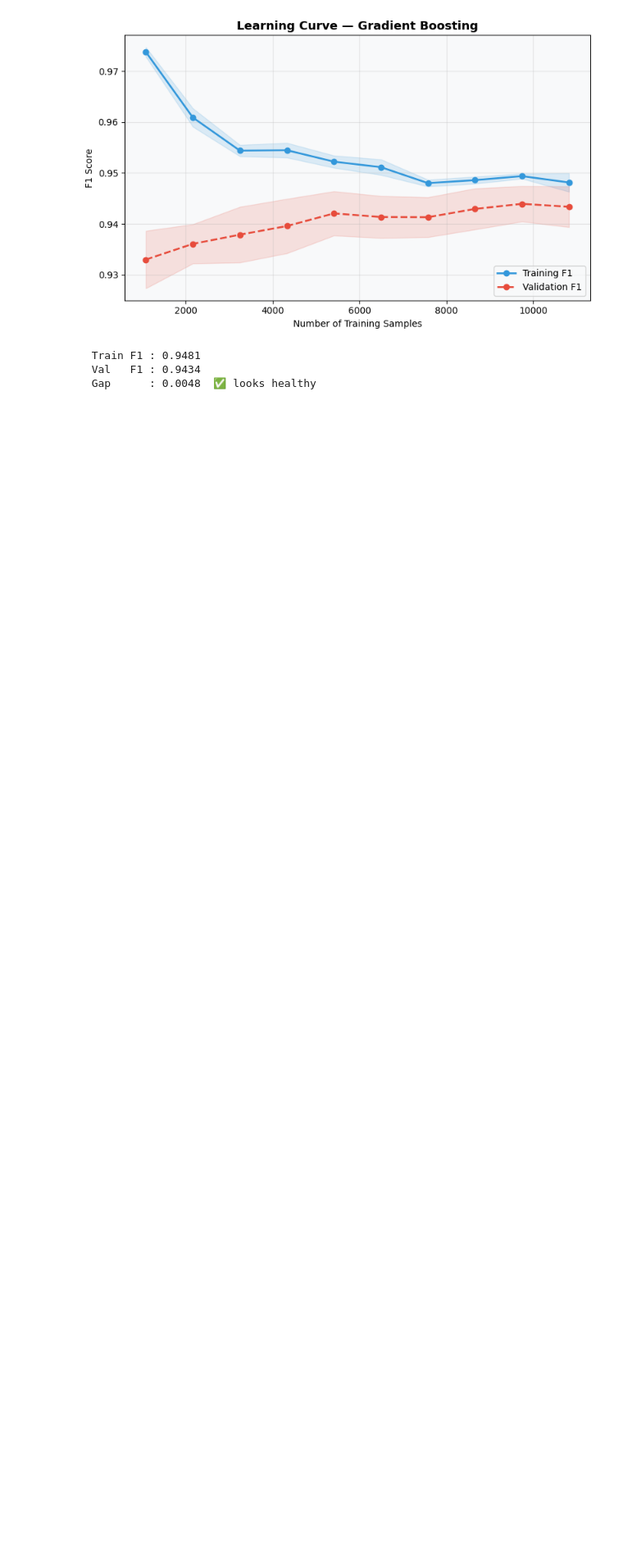
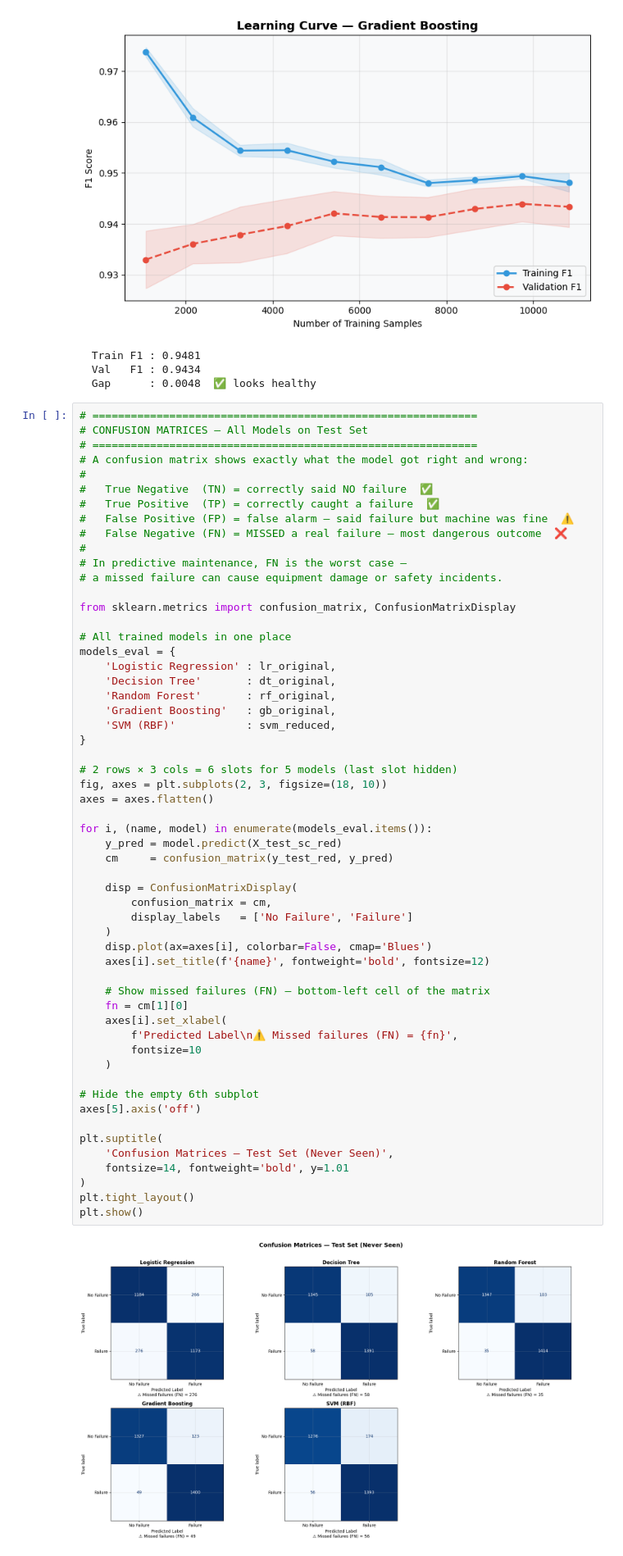
Before and after one commit to mahmoud-kafafy/Predictive-Maintenance-Using-Real-World-Sensor-Data-with-Multiple-Machine-Learning-Models, a Jupyter notebook: Analysis Notebooks/How_to_Get_Models_Parameters_and_effect_of_decrease_features(draft_code).ipynb, the cells around one changed output. Shown at 82% size. Saved outputs shown, nothing was run; the diff lists cells and outputs as text; blank space fills up the shorter version.

```diff
--- a/Analysis Notebooks/Predictive_maintaince_Main_Notebook.ipynb
+++ b/Analysis Notebooks/How_to_Get_Models_Parameters_and_effect_of_decrease_features(draft_code).ipynb
@@ -1876,3 +1876,61 @@ Plotting: Gradient Boosting
   Train F1 : 0.9481
   Val   F1 : 0.9434
   Gap      : 0.0048  ✅ looks healthy
+# %%
+# ============================================================
+# CONFUSION MATRICES — All Models on Test Set
+# ============================================================
+# A confusion matrix shows exactly what the model got right and wrong:
+#
+#   True Negative  (TN) = correctly said NO failure  ✅
+#   True Positive  (TP) = correctly caught a failure  ✅
+#   False Positive (FP) = false alarm — said failure but machine was fine  ⚠️
+#   False Negative (FN) = MISSED a real failure — most dangerous outcome  ❌
+#
+# In predictive maintenance, FN is the worst case —
+# a missed failure can cause equipment damage or safety incidents.
+
+from sklearn.metrics import confusion_matrix, ConfusionMatrixDisplay
+
+# All trained models in one place
+models_eval = {
+    'Logistic Regression' : lr_original,
+    'Decision Tree'       : dt_original,
+    'Random Forest'       : rf_original,
+    'Gradient Boosting'   : gb_original,
+    'SVM (RBF)'           : svm_reduced,
+}
+
+# 2 rows × 3 cols = 6 slots for 5 models (last slot hidden)
+fig, axes = plt.subplots(2, 3, figsize=(18, 10))
+axes = axes.flatten()
+
+for i, (name, model) in enumerate(models_eval.items()):
+    y_pred = model.predict(X_test_sc_red)
+    cm     = confusion_matrix(y_test_red, y_pred)
+
+    disp = ConfusionMatrixDisplay(
+        confusion_matrix = cm,
+        display_labels   = ['No Failure', 'Failure']
+    )
+    disp.plot(ax=axes[i], colorbar=False, cmap='Blues')
+    axes[i].set_title(f'{name}', fontweight='bold', fontsize=12)
+
+    # Show missed failures (FN) — bottom-left cell of the matrix
+    fn = cm[1][0]
+    axes[i].set_xlabel(
+        f'Predicted Label\n⚠️ Missed failures (FN) = {fn}',
+        fontsize=10
+    )
+
+# Hide the empty 6th subplot
+axes[5].axis('off')
+
+plt.suptitle(
+    'Confusion Matrices — Test Set (Never Seen)',
+    fontsize=14, fontweight='bold', y=1.01
+)
+plt.tight_layout()
+plt.show()
+# %% [output]
+[figure, added]
```
Also changed, not shown: parts of 1 cell of this notebook, 1 other file.
